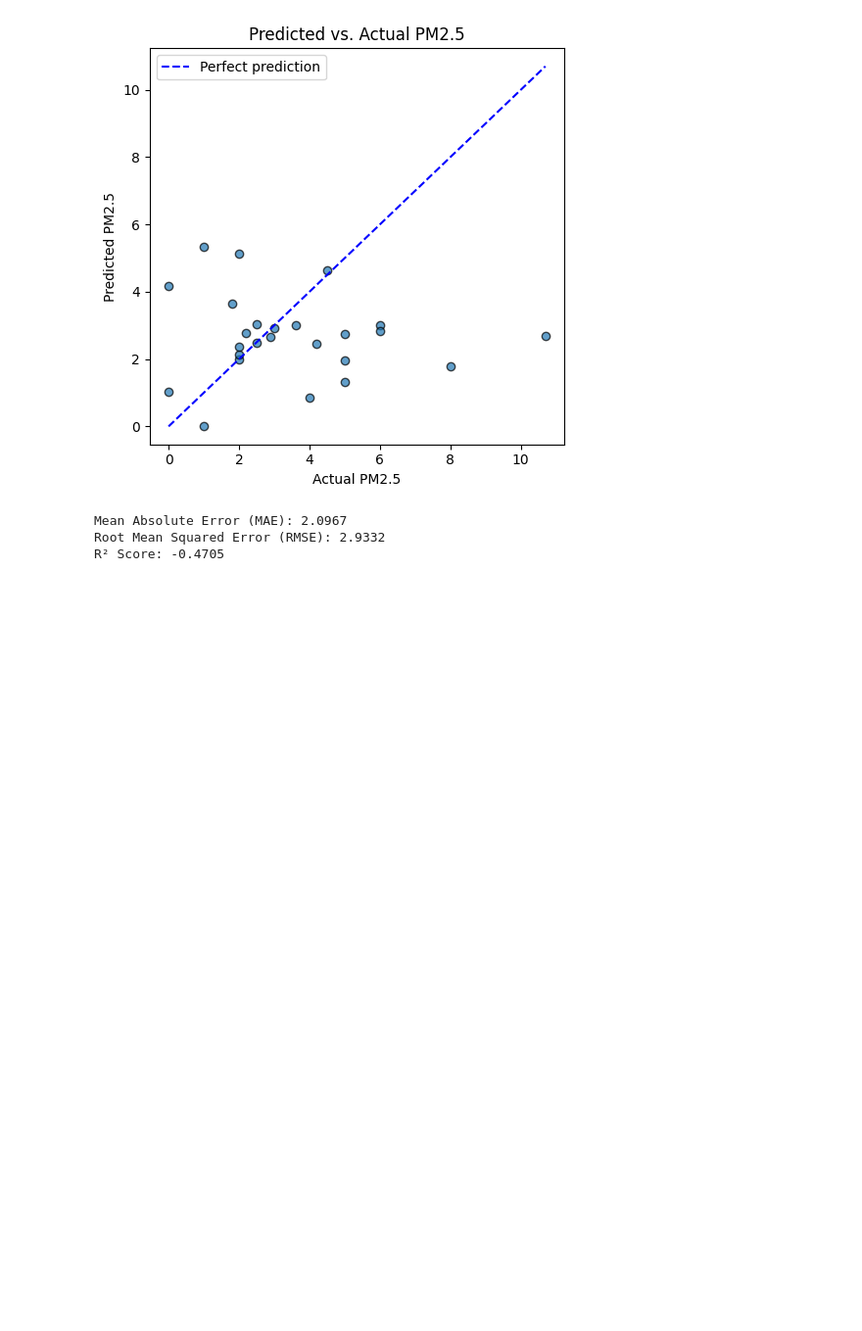
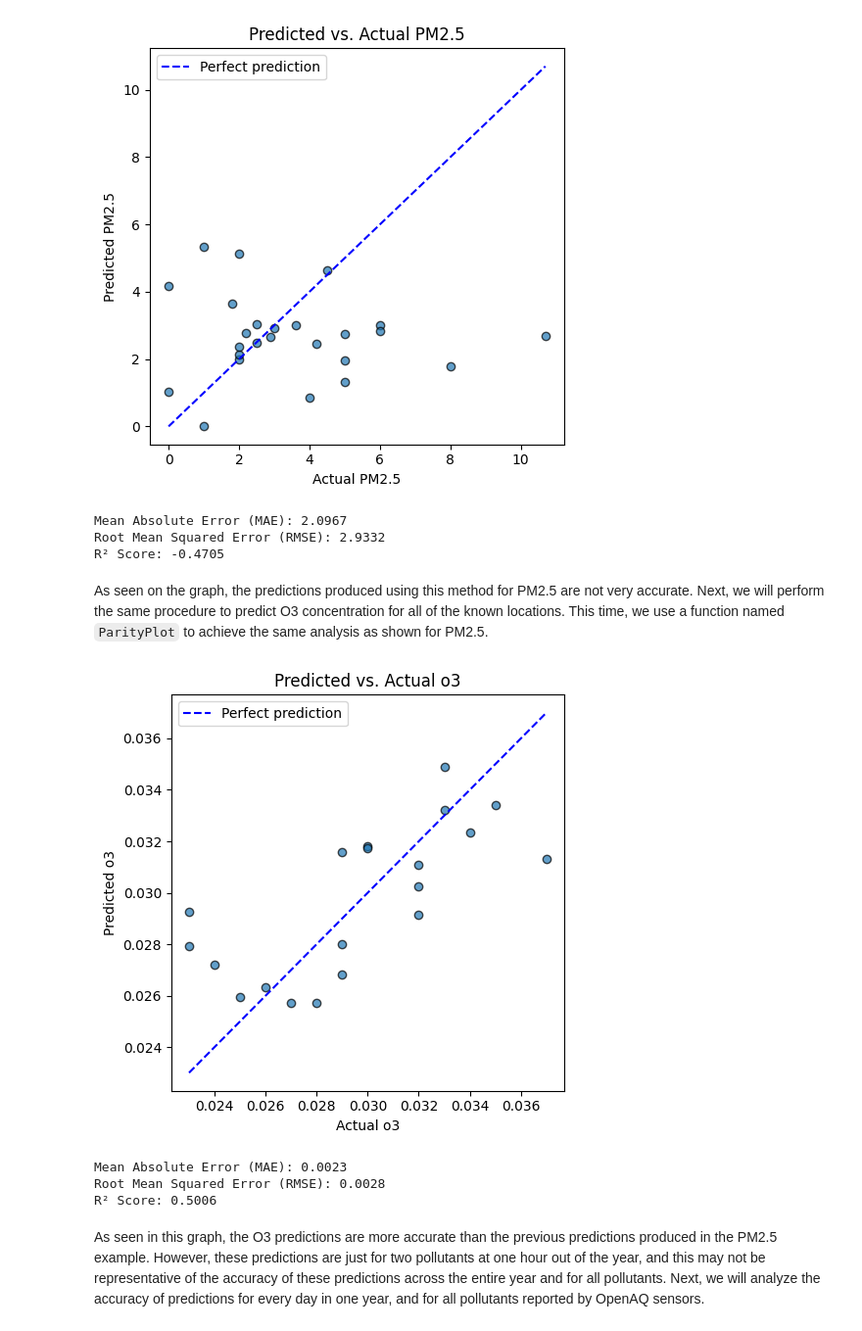
Before and after one commit to bgruzs/air-quality-prediction, a Jupyter notebook: notebooks/interpolation.ipynb, the cells around one changed output. Shown at 98% size. Saved outputs shown, nothing was run; the diff lists cells and outputs as text; code cells hidden in the pictures; blank space fills up the shorter version.

```diff
--- a/notebooks/interpolation.ipynb
+++ b/notebooks/interpolation.ipynb
@@ -82,3 +95,15 @@ print(f'R² Score: {r2:.4f}')
 Mean Absolute Error (MAE): 2.0967
 Root Mean Squared Error (RMSE): 2.9332
 R² Score: -0.4705
+# %% [markdown]
+As seen on the graph, the predictions produced using this method for PM2.5 are not very accurate. Next, we will perform the same procedure to predict O3 concentration for all of the known locations. This time, we use a function named `ParityPlot` to achieve the same analysis as shown for PM2.5.
+# %%
+# Use the ParityPlot function to analyze the accuracy of predictions for O3 on January 1st, 2020 at 08:00 UTC
+ParityPlot(df, 'o3', 2020, 1, 1, 8)
+# %% [output]
+[figure, added]
+Mean Absolute Error (MAE): 0.0023
+Root Mean Squared Error (RMSE): 0.0028
+R² Score: 0.5006
+# %% [markdown]
+As seen in this graph, the O3 predictions are more accurate than the previous predictions produced in the PM2.5 example. However, these predictions are just for two pollutants at one hour out of the year, and this may not be representative of the accuracy of these predictions across the entire year and for all pollutants. Next, we will analyze the accuracy of predictions for every day in one year, and for all pollutants reported by OpenAQ sensors.
```
Also changed, not shown: parts of 8 cells of this notebook.
